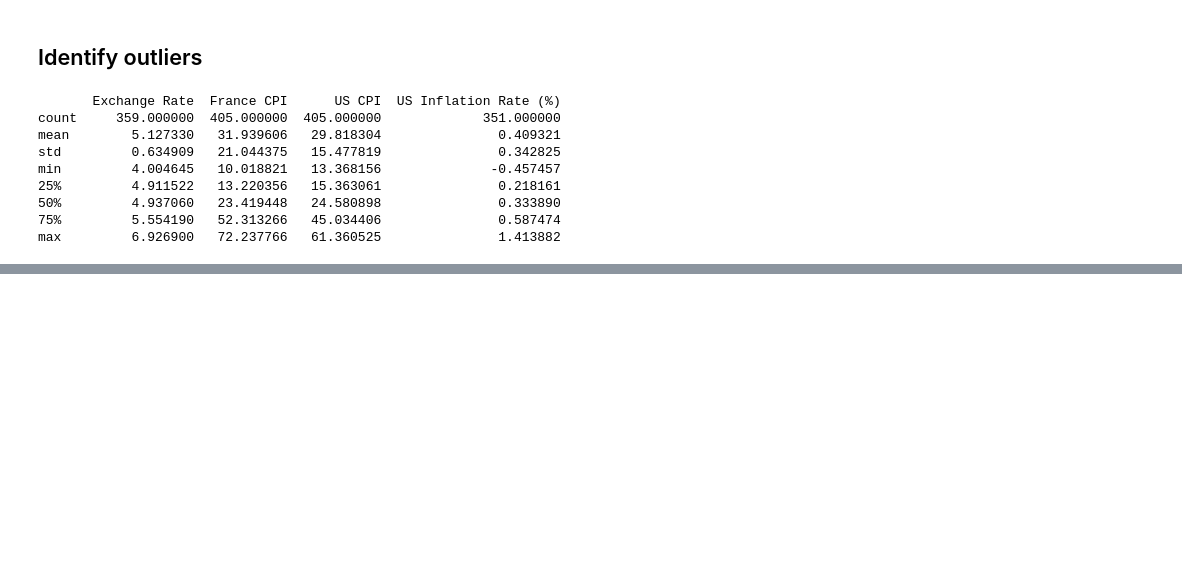
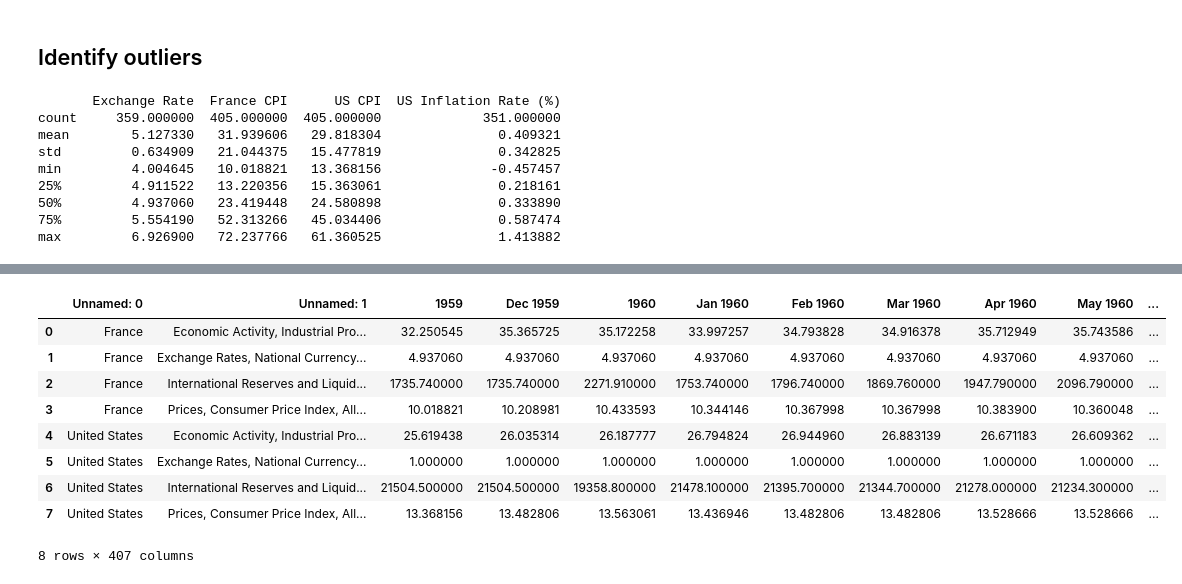
Before and after one commit to SparklyPlant/The-Grave-of-Ming, a Jupyter notebook: Code/NB1.ipynb, the cells around one changed output, grey strips where cells are left out. Drawn from its saved outputs; the diff is of its cells as text; code cells hidden in the pictures; blank space fills up the shorter version.

```diff
--- a/Code/NB1.ipynb
+++ b/Code/NB1.ipynb
@@ -594,0 +552,18 @@ max         6.926900   72.237766   61.360525               1.413882
+# %%
+file_path = '../Data/IMF.xlsx'
+
+# Read the first sheet into a DataFrame
+df = pd.read_excel(file_path, header=1)
+
+display(df)
+# %% [output]
+|  | Unnamed: 0 | Unnamed: 1 | 1959 | Dec 1959 | 1960 | Jan 1960 | Feb 1960 | Mar 1960 | Apr 1960 | May 1960 | ... |
+| 0 | France | Economic Activity, Industrial Pro... | 32.250545 | 35.365725 | 35.172258 | 33.997257 | 34.793828 | 34.916378 | 35.712949 | 35.743586 | ... |
+| 1 | France | Exchange Rates, National Currency... | 4.937060 | 4.937060 | 4.937060 | 4.937060 | 4.937060 | 4.937060 | 4.937060 | 4.937060 | ... |
+| 2 | France | International Reserves and Liquid... | 1735.740000 | 1735.740000 | 2271.910000 | 1753.740000 | 1796.740000 | 1869.760000 | 1947.790000 | 2096.790000 | ... |
+| 3 | France | Prices, Consumer Price Index, All... | 10.018821 | 10.208981 | 10.433593 | 10.344146 | 10.367998 | 10.367998 | 10.383900 | 10.360048 | ... |
+| 4 | United States | Economic Activity, Industrial Pro... | 25.619438 | 26.035314 | 26.187777 | 26.794824 | 26.944960 | 26.883139 | 26.671183 | 26.609362 | ... |
+| 5 | United States | Exchange Rates, National Currency... | 1.000000 | 1.000000 | 1.000000 | 1.000000 | 1.000000 | 1.000000 | 1.000000 | 1.000000 | ... |
+| 6 | United States | International Reserves and Liquid... | 21504.500000 | 21504.500000 | 19358.800000 | 21478.100000 | 21395.700000 | 21344.700000 | 21278.000000 | 21234.300000 | ... |
+| 7 | United States | Prices, Consumer Price Index, All... | 13.368156 | 13.482806 | 13.563061 | 13.436946 | 13.482806 | 13.482806 | 13.528666 | 13.528666 | ... |
+8 rows × 407 columns
```
Also changed, not shown: parts of 11 cells of this notebook, 2 other files.
